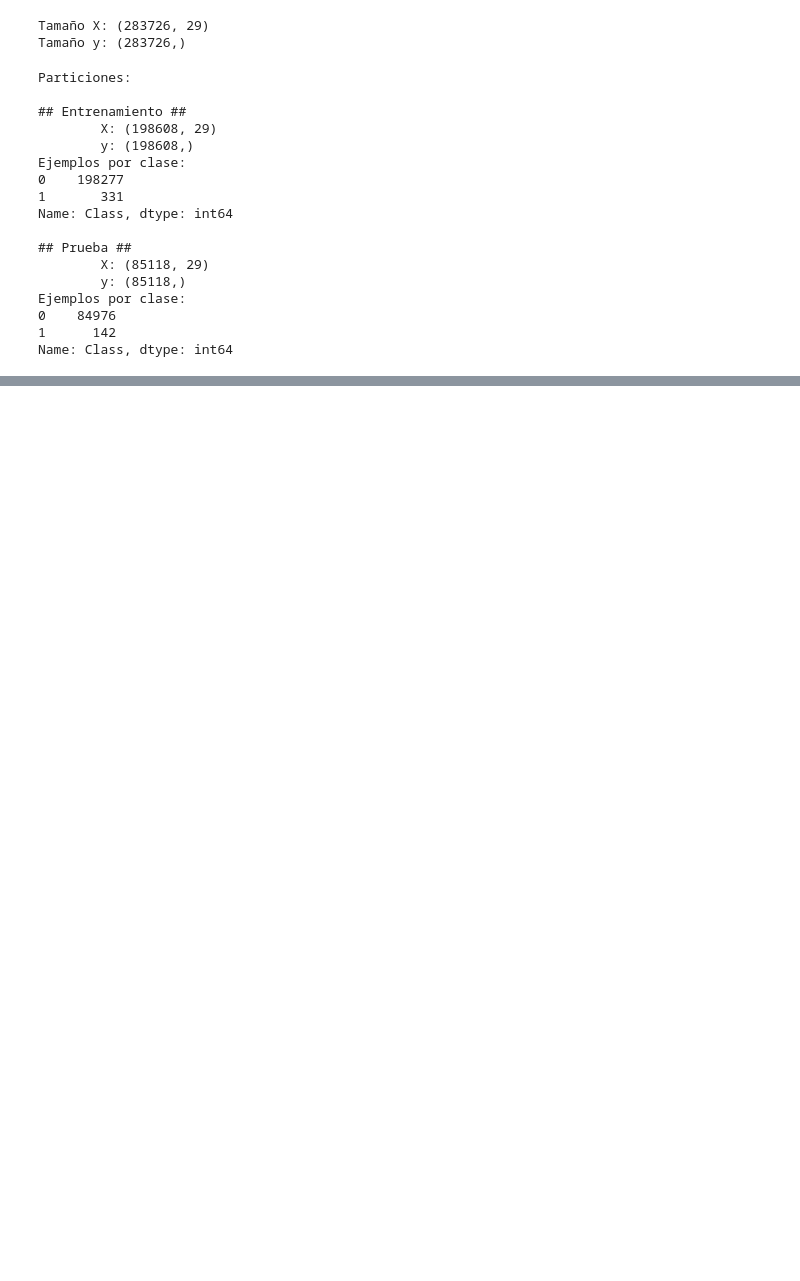
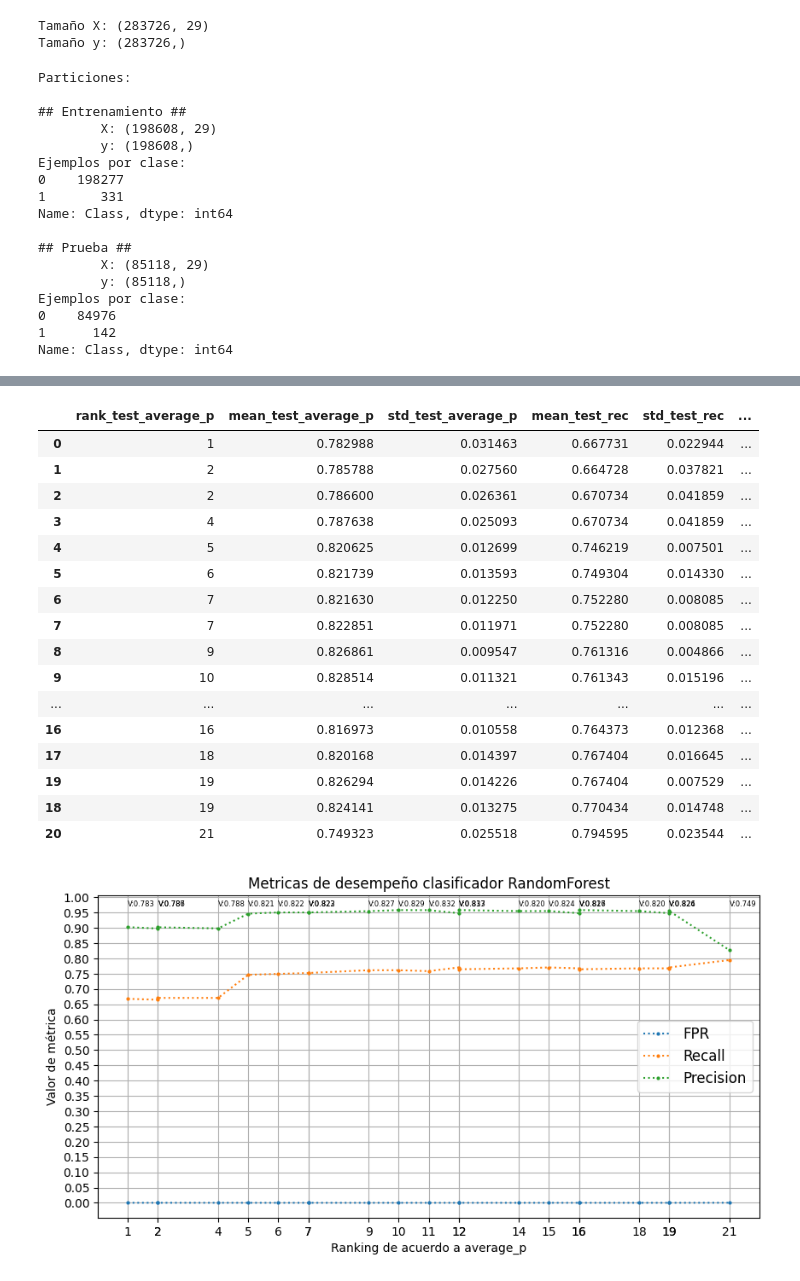
Before and after one commit to lperez-hash/ML, a Jupyter notebook: Fraud detection.ipynb, the cells around one changed output, grey strips where cells are left out. Drawn from its saved outputs; the diff is of its cells as text; code cells hidden in the pictures; blank space fills up the shorter version.

```diff
--- a/Fraud detection.ipynb
+++ b/Fraud detection.ipynb
@@ -252,0 +598,9 @@ data_svc.refit = "average_p"
+# %%
+#DataFrame con los n mejores resultados para RandomForest
+
+gs_RF = gr # Si se ejecuta luego de realizar entrenamiento con otro conjunto anterior, se sobreescribe info
+show_best_results(gs_RF, show)
+
+#dfs = pd.DataFrame(gr.cv_results_)
+#t = dfs[dfs["rank_test_average_p"] < 15].sort_values("rank_test_average_p")
+#t
@@ -252,0 +625,23 @@ data_svc.refit = "average_p"
+# %%
+#Metricas para N clasificadores RandomForest
+show = 20
+plot_metrics(pd.DataFrame(gs_RF.cv_results_), clf_name="RandomForest", q=show)
+# %% [output]
+|  | rank_test_average_p | mean_test_average_p | std_test_average_p | mean_test_rec | std_test_rec | ... |
+| 0 | 1 | 0.782988 | 0.031463 | 0.667731 | 0.022944 | ... |
+| 1 | 2 | 0.785788 | 0.027560 | 0.664728 | 0.037821 | ... |
+| 2 | 2 | 0.786600 | 0.026361 | 0.670734 | 0.041859 | ... |
+| 3 | 4 | 0.787638 | 0.025093 | 0.670734 | 0.041859 | ... |
+| 4 | 5 | 0.820625 | 0.012699 | 0.746219 | 0.007501 | ... |
+| 5 | 6 | 0.821739 | 0.013593 | 0.749304 | 0.014330 | ... |
+| 6 | 7 | 0.821630 | 0.012250 | 0.752280 | 0.008085 | ... |
+| 7 | 7 | 0.822851 | 0.011971 | 0.752280 | 0.008085 | ... |
+| 8 | 9 | 0.826861 | 0.009547 | 0.761316 | 0.004866 | ... |
+| 9 | 10 | 0.828514 | 0.011321 | 0.761343 | 0.015196 | ... |
+| ... | ... | ... | ... | ... | ... | ... |
+| 16 | 16 | 0.816973 | 0.010558 | 0.764373 | 0.012368 | ... |
+| 17 | 18 | 0.820168 | 0.014397 | 0.767404 | 0.016645 | ... |
+| 19 | 19 | 0.826294 | 0.014226 | 0.767404 | 0.007529 | ... |
+| 18 | 19 | 0.824141 | 0.013275 | 0.770434 | 0.014748 | ... |
+| 20 | 21 | 0.749323 | 0.025518 | 0.794595 | 0.023544 | ... |
+[figure, added]
```
Also changed, not shown: parts of 34 cells of this notebook.
